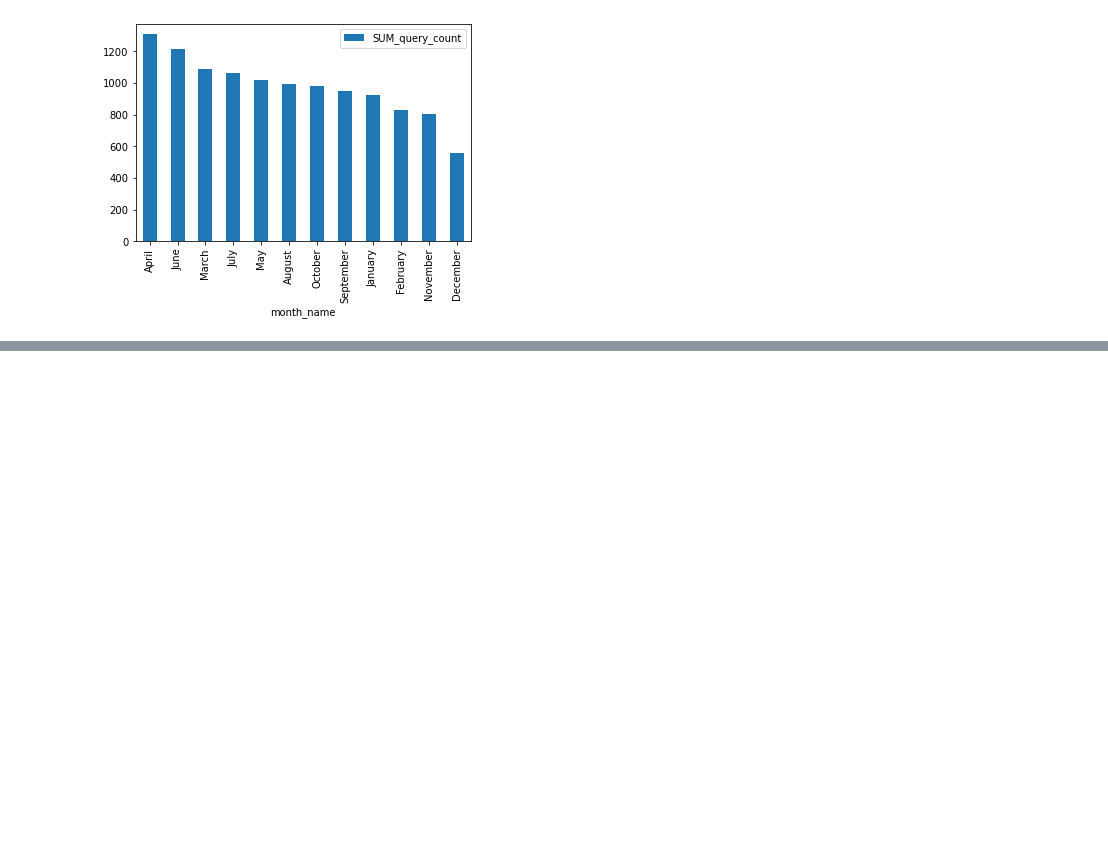
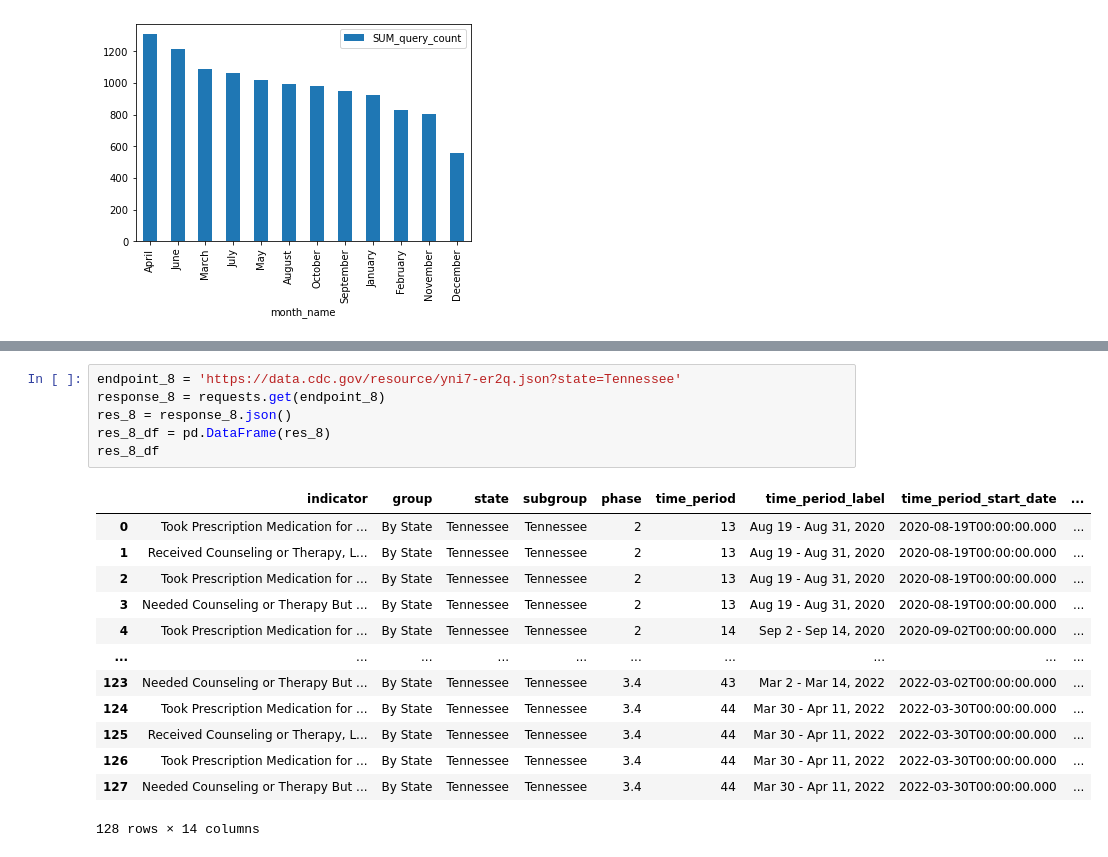
Before and after one commit to NSS-Data-Analytics-Cohort-6/socrata-api-robschulteis, a Jupyter notebook: notebooks/api_proj.ipynb, the cells around one changed output, grey strips where cells are left out. Drawn from its saved outputs; the diff is of its cells as text; blank space fills up the shorter version.

```diff
--- a/notebooks/api_proj.ipynb
+++ b/notebooks/api_proj.ipynb
@@ -235,0 +320,20 @@ res_total_m_df.plot(x='month_name', y='SUM_query_count', kind='bar')
+# %%
+endpoint_8 = 'https://data.cdc.gov/resource/yni7-er2q.json?state=Tennessee'
+response_8 = requests.get(endpoint_8)
+res_8 = response_8.json()
+res_8_df = pd.DataFrame(res_8)
+res_8_df
+# %% [output]
+|  | indicator | group | state | subgroup | phase | time_period | time_period_label | time_period_start_date | ... |
+| 0 | Took Prescription Medication for ... | By State | Tennessee | Tennessee | 2 | 13 | Aug 19 - Aug 31, 2020 | 2020-08-19T00:00:00.000 | ... |
+| 1 | Received Counseling or Therapy, L... | By State | Tennessee | Tennessee | 2 | 13 | Aug 19 - Aug 31, 2020 | 2020-08-19T00:00:00.000 | ... |
+| 2 | Took Prescription Medication for ... | By State | Tennessee | Tennessee | 2 | 13 | Aug 19 - Aug 31, 2020 | 2020-08-19T00:00:00.000 | ... |
+| 3 | Needed Counseling or Therapy But ... | By State | Tennessee | Tennessee | 2 | 13 | Aug 19 - Aug 31, 2020 | 2020-08-19T00:00:00.000 | ... |
+| 4 | Took Prescription Medication for ... | By State | Tennessee | Tennessee | 2 | 14 | Sep 2 - Sep 14, 2020 | 2020-09-02T00:00:00.000 | ... |
+| ... | ... | ... | ... | ... | ... | ... | ... | ... | ... |
+| 123 | Needed Counseling or Therapy But ... | By State | Tennessee | Tennessee | 3.4 | 43 | Mar 2 - Mar 14, 2022 | 2022-03-02T00:00:00.000 | ... |
+| 124 | Took Prescription Medication for ... | By State | Tennessee | Tennessee | 3.4 | 44 | Mar 30 - Apr 11, 2022 | 2022-03-30T00:00:00.000 | ... |
+| 125 | Received Counseling or Therapy, L... | By State | Tennessee | Tennessee | 3.4 | 44 | Mar 30 - Apr 11, 2022 | 2022-03-30T00:00:00.000 | ... |
+| 126 | Took Prescription Medication for ... | By State | Tennessee | Tennessee | 3.4 | 44 | Mar 30 - Apr 11, 2022 | 2022-03-30T00:00:00.000 | ... |
+| 127 | Needed Counseling or Therapy But ... | By State | Tennessee | Tennessee | 3.4 | 44 | Mar 30 - Apr 11, 2022 | 2022-03-30T00:00:00.000 | ... |
+128 rows × 14 columns
```
Also changed, not shown: parts of 15 cells of this notebook.
